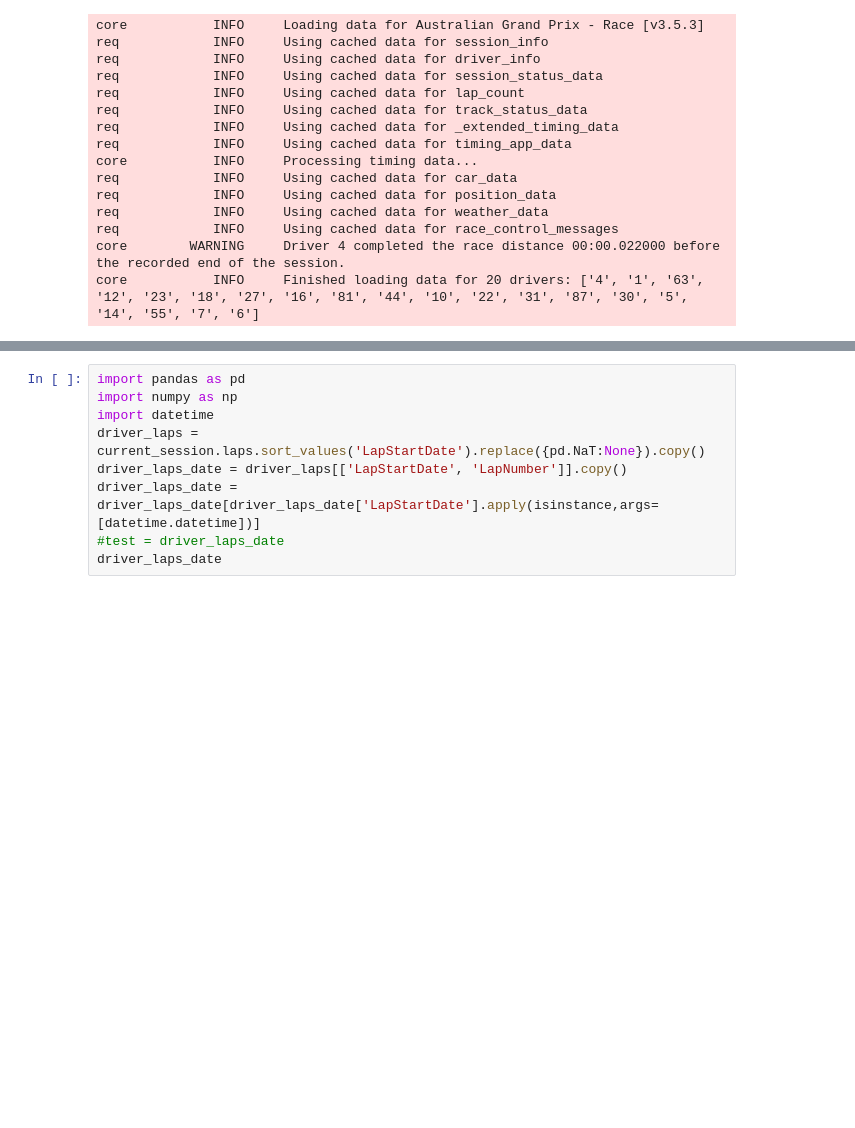
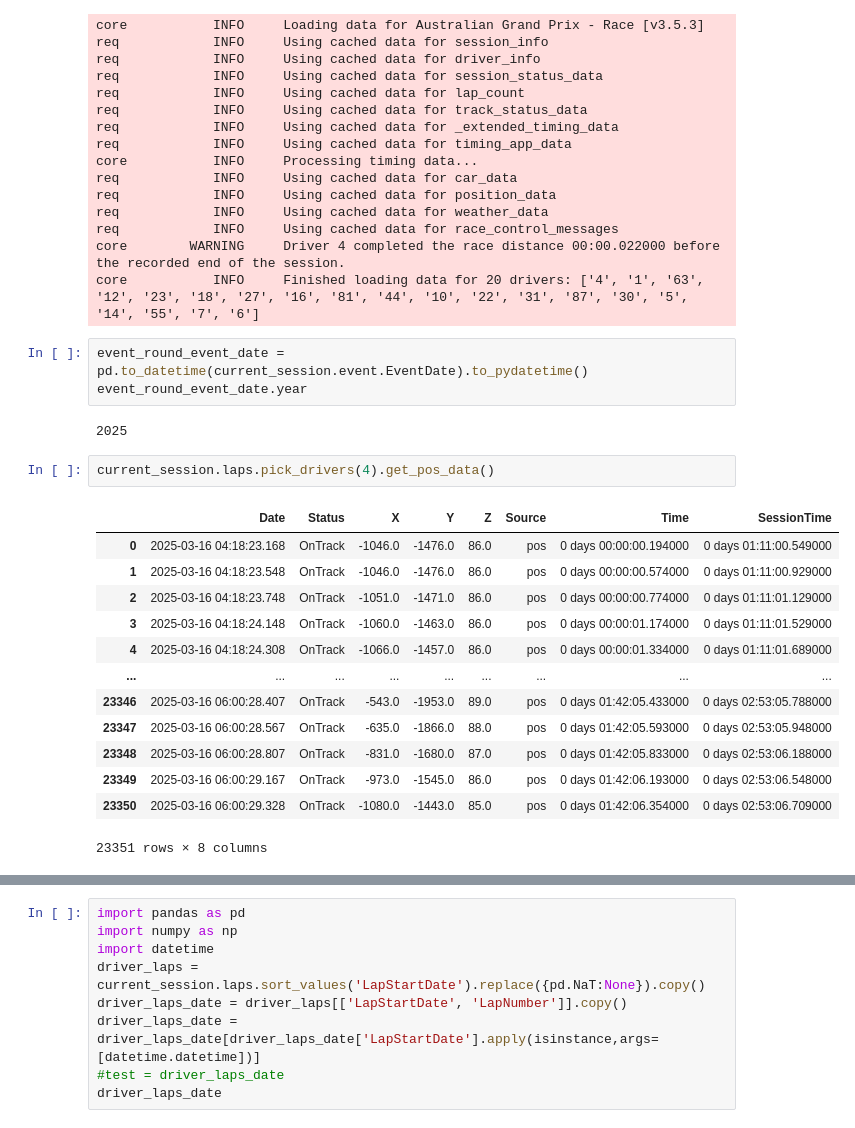
Before and after one commit to Kuriiios/f1_analysis_visualization, a Jupyter notebook: bd_loader_v2.ipynb, the cells around one changed output, grey strips where cells are left out. Cells and saved outputs as stored; diff of their text form; blank space fills up the shorter version.

```diff
--- a/bd_loader_v2.ipynb
+++ b/bd_loader_v2.ipynb
@@ -68,3 +113,24 @@ req            INFO     Using cached data for weather_data
 req            INFO     Using cached data for race_control_messages
 core        WARNING     Driver 4 completed the race distance 00:00.022000 before the recorded end of the session.
 core           INFO     Finished loading data for 20 drivers: ['4', '1', '63', '12', '23', '18', '27', '16', '81', '44', '10', '22', '31', '87', '30', '5', '14', '55', '7', '6']
+# %%
+event_round_event_date = pd.to_datetime(current_session.event.EventDate).to_pydatetime()
+event_round_event_date.year
+# %% [output]
+2025
+# %%
+current_session.laps.pick_drivers(4).get_pos_data()
+# %% [output]
+|  | Date | Status | X | Y | Z | Source | Time | SessionTime |
+| 0 | 2025-03-16 04:18:23.168 | OnTrack | -1046.0 | -1476.0 | 86.0 | pos | 0 days 00:00:00.194000 | 0 days 01:11:00.549000 |
+| 1 | 2025-03-16 04:18:23.548 | OnTrack | -1046.0 | -1476.0 | 86.0 | pos | 0 days 00:00:00.574000 | 0 days 01:11:00.929000 |
+| 2 | 2025-03-16 04:18:23.748 | OnTrack | -1051.0 | -1471.0 | 86.0 | pos | 0 days 00:00:00.774000 | 0 days 01:11:01.129000 |
+| 3 | 2025-03-16 04:18:24.148 | OnTrack | -1060.0 | -1463.0 | 86.0 | pos | 0 days 00:00:01.174000 | 0 days 01:11:01.529000 |
+| 4 | 2025-03-16 04:18:24.308 | OnTrack | -1066.0 | -1457.0 | 86.0 | pos | 0 days 00:00:01.334000 | 0 days 01:11:01.689000 |
+| ... | ... | ... | ... | ... | ... | ... | ... | ... |
+| 23346 | 2025-03-16 06:00:28.407 | OnTrack | -543.0 | -1953.0 | 89.0 | pos | 0 days 01:42:05.433000 | 0 days 02:53:05.788000 |
+| 23347 | 2025-03-16 06:00:28.567 | OnTrack | -635.0 | -1866.0 | 88.0 | pos | 0 days 01:42:05.593000 | 0 days 02:53:05.948000 |
+| 23348 | 2025-03-16 06:00:28.807 | OnTrack | -831.0 | -1680.0 | 87.0 | pos | 0 days 01:42:05.833000 | 0 days 02:53:06.188000 |
+| 23349 | 2025-03-16 06:00:29.167 | OnTrack | -973.0 | -1545.0 | 86.0 | pos | 0 days 01:42:06.193000 | 0 days 02:53:06.548000 |
+| 23350 | 2025-03-16 06:00:29.328 | OnTrack | -1080.0 | -1443.0 | 85.0 | pos | 0 days 01:42:06.354000 | 0 days 02:53:06.709000 |
+23351 rows × 8 columns
```
Also changed, not shown: parts of 8 cells of this notebook, 1 other file.
